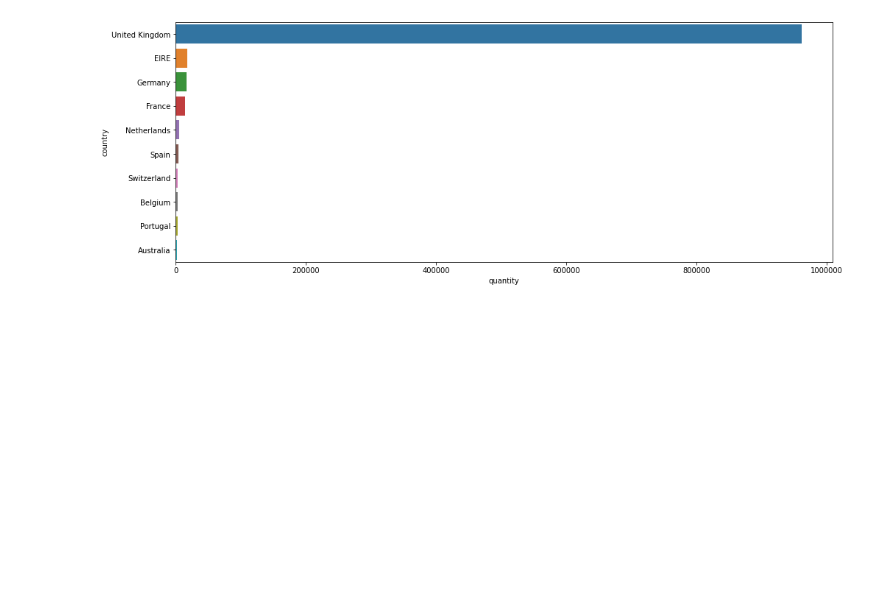
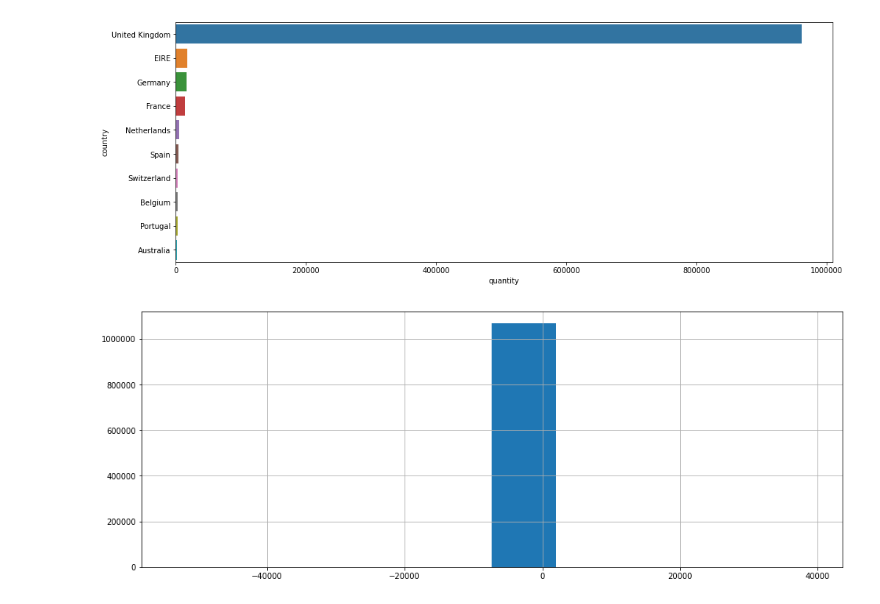
Before and after one commit to AndersonDGueC/project_DS4, a Jupyter notebook: analisis_exploratorio.ipynb, the cells around one changed output. Saved outputs shown, nothing was run; the diff lists cells and outputs as text; code cells hidden in the pictures; blank space fills up the shorter version.

```diff
--- a/analisis_exploratorio.ipynb
+++ b/analisis_exploratorio.ipynb
@@ -541,3 +532,9 @@ plt.ticklabel_format(style='plain', axis='x')
 sns.barplot(x='quantity', y='country', data=top_ten_uk_retailer, orient='h', ci=None);
 # %% [output]
 [figure]
+# %%
+plt.figure(figsize=(16, 6))
+plt.ticklabel_format(style='plain', axis='y')
+df_uk_retailer[(df_uk_retailer['price'] >= 0) | (df_uk_retailer['quantity'] >= 0)]['price'].hist();
+# %% [output]
+[figure, added]
```
Also changed, not shown: parts of 13 cells of this notebook, 1 other file.
